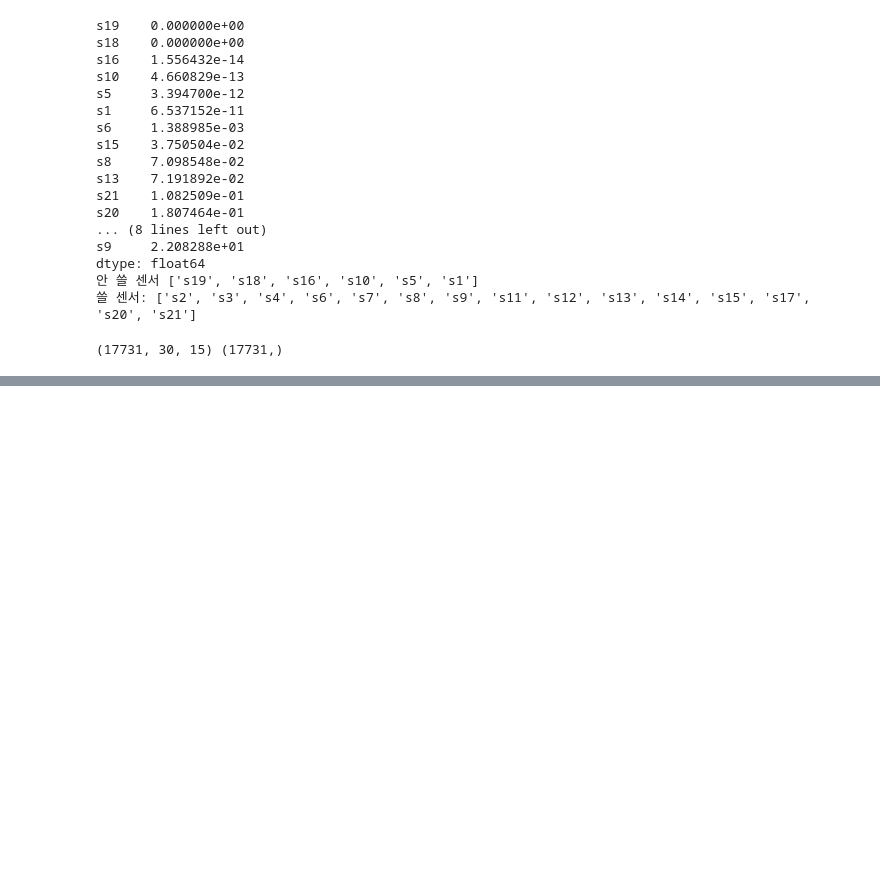
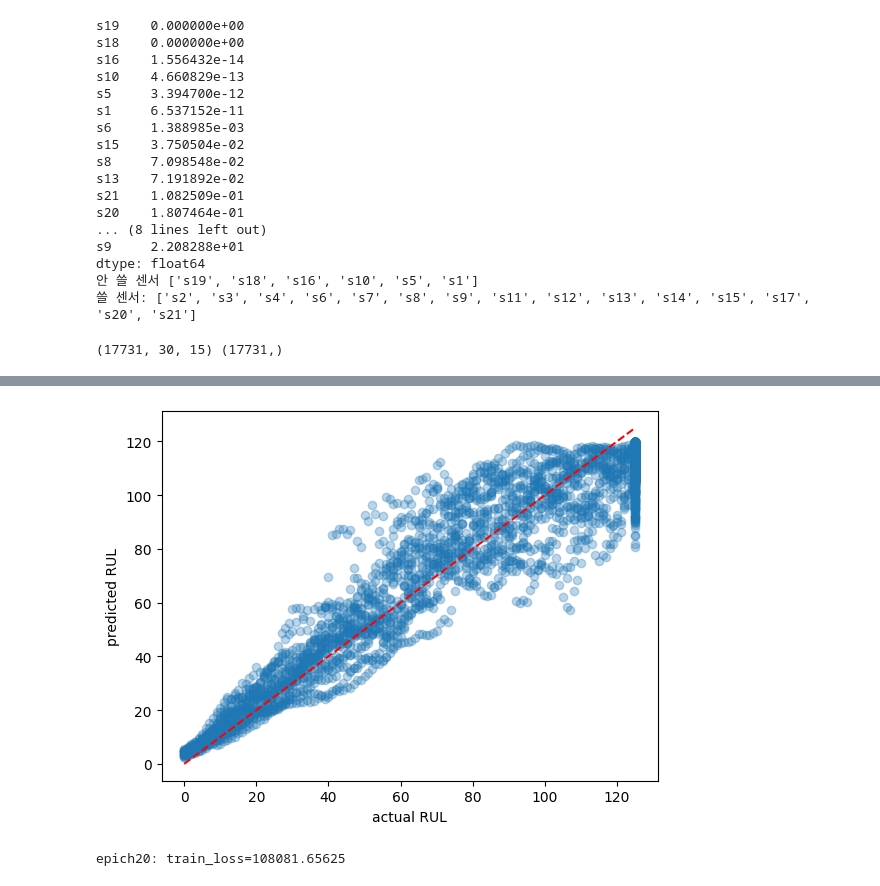
Before and after one commit to calvin2001/predictive-maintenance-rul, a Jupyter notebook: predictive_maintenance_rul.ipynb, the cells around one changed output, grey strips where cells are left out. Drawn from its saved outputs; the diff is of its cells as text; code cells hidden in the pictures; blank space fills up the shorter version.

```diff
--- a/predictive_maintenance_rul.ipynb
+++ b/predictive_maintenance_rul.ipynb
@@ -144,0 +200,15 @@ class RULLSTM(nn.Module):
+# %%
+import numpy as np, torch
+from torch.utils.data import TensorDataset, DataLoader
+
+units = train_df['unit'].unique()
+rng = np.random.RandomState(42); rng.shuffle(units)
+n_val = int(0.2 * len(units))
+val_units, train_units = set(units[:n_val]), set(units[n_val:])
+train_part = train_df[train_df['unit'].isin(train_units)]
+val_part = train_df[train_df['unit'].isin(val_units)]
+X_tr, y_tr = make_window(train_part, 30, used_sensors)
+X_val, y_val = make_window(val_part, 30, used_sensors)
+X_tr_t = torch.tensor(X_tr, dtype=torch.float32)
+y_tr_t = torch.tensor(y_tr, dtype=torch.float32).view(-1,1)
+train_loader = DataLoader(TensorDataset(X_tr_t, y_tr_t), batch_size=64, shuffle=True)
@@ -144,0 +231,30 @@ class RULLSTM(nn.Module):
+# %%
+device = torch.device('cuda' if torch.cuda.is_available() else 'cpu')
+model = RULLSTM(num_sensors=len(used_sensors)).to(device)
+loss_fn = nn.MSELoss()
+optimizer = torch.optim.Adam(model.parameters(), lr=1e-3)
+# %%
+for epoch in range(20):
+  model.train()
+  for Xb, yb in train_loader:
+    Xb, yb = Xb.to(device), yb.to(device)
+    optimizer.zero_grad()
+    pred = model(Xb)
+    loss = loss_fn(pred, yb)
+    loss.backward()
+    optimizer.step()
+# %%
+model.eval()
+with torch.no_grad():
+    X_val_t = torch.tensor(X_val, dtype=torch.float32).to(device)
+    val_pred = model(X_val_t).cpu().numpy().ravel()
+
+plt.scatter(y_val, val_pred, alpha=0.3)
+plt.plot([0, 125], [0, 125], "r--")
+plt.xlabel("actual RUL")
+plt.ylabel("predicted RUL")
+plt.show()
+print(f"epich{epoch+1}: train_loss={train_loss}")
+# %% [output]
+[figure, added]
+epich20: train_loss=108081.65625
```
Also changed, not shown: parts of 7 cells of this notebook.
